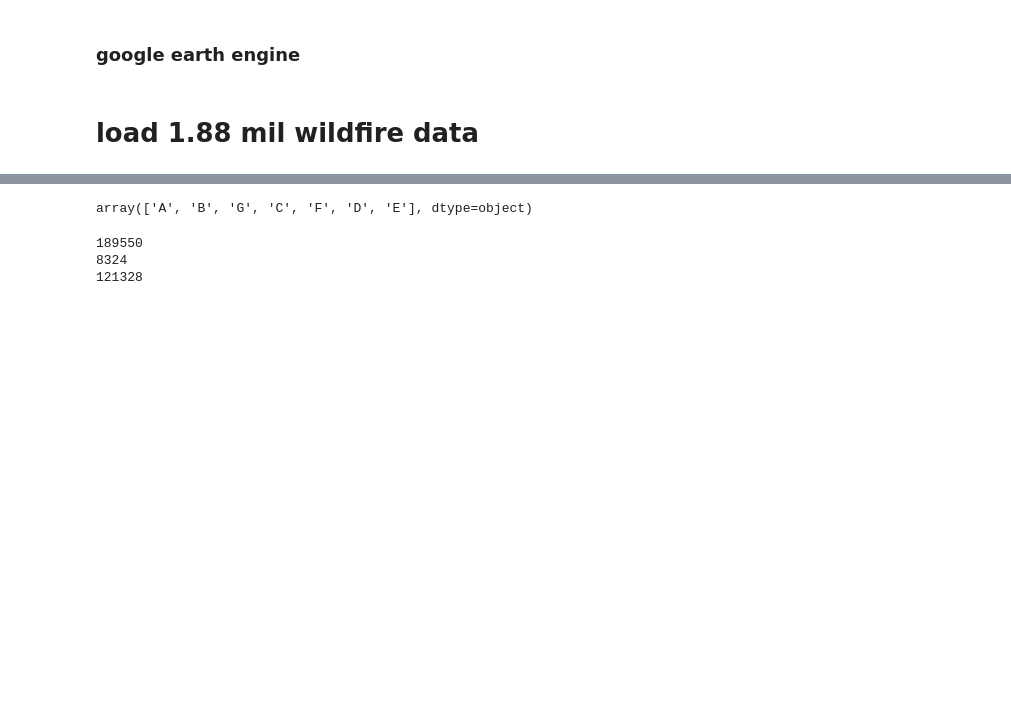
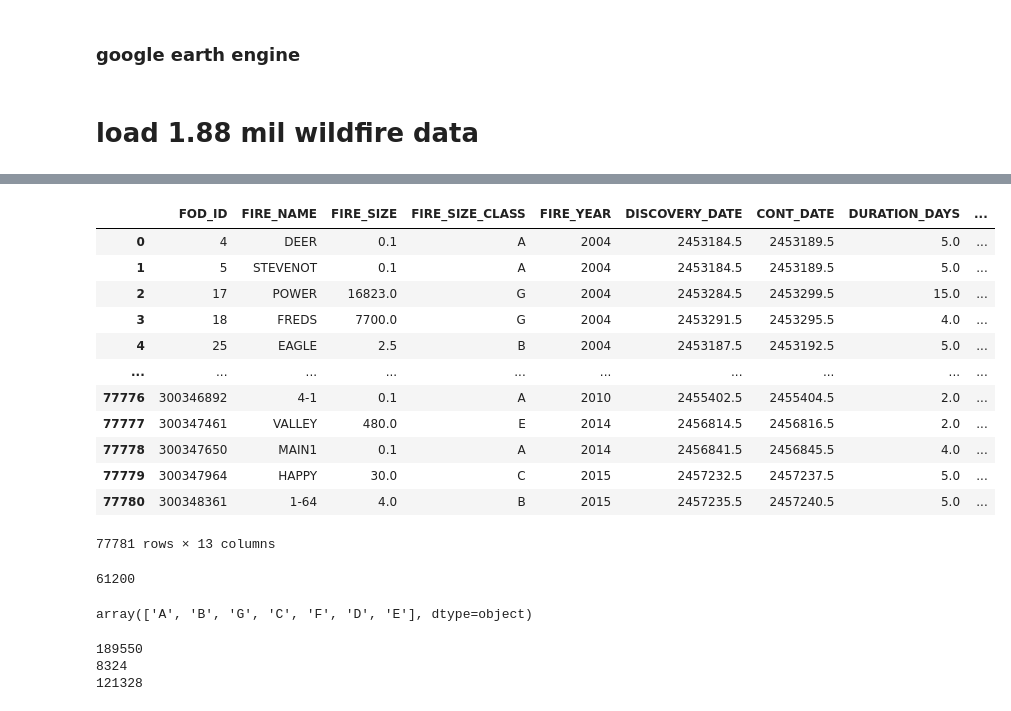
Before and after one commit to jmo2171/ml-climate, a Jupyter notebook: src/wildfire_data_extraction.ipynb, the cells around one changed output, grey strips where cells are left out. Drawn from its saved outputs; the diff is of its cells as text; code cells hidden in the pictures; blank space fills up the shorter version.

```diff
--- a/src/wildfire_data_extraction.ipynb
+++ b/src/wildfire_data_extraction.ipynb
@@ -59,6 +76,37 @@ ca_fires = pd.read_sql('SELECT FOD_ID, FIRE_NAME, FIRE_SIZE, FIRE_SIZE_CLASS, FI
 # %%
 test_fires = pd.read_sql('SELECT FOD_ID, FIRE_NAME, FIRE_SIZE, FIRE_SIZE_CLASS, FIRE_YEAR, DISCOVERY_DATE, STAT_CAUSE_DESCR, STATE, LATITUDE, LONGITUDE FROM Fires F LIMIT 15', con)
 test_fires
+# %%
+query = '''
+SELECT FOD_ID, FIRE_NAME, FIRE_SIZE, FIRE_SIZE_CLASS, FIRE_YEAR,
+       DISCOVERY_DATE, CONT_DATE, (CONT_DATE - DISCOVERY_DATE) AS DURATION_DAYS,
+       STAT_CAUSE_DESCR, STATE, LATITUDE, LONGITUDE, DISCOVERY_DOY
+FROM Fires F
+WHERE (CONT_DATE - DISCOVERY_DATE) > 1
+'''
+all_long_fires = pd.read_sql(query, con)
+# %%
+all_long_fires
+# %% [output]
+|  | FOD_ID | FIRE_NAME | FIRE_SIZE | FIRE_SIZE_CLASS | FIRE_YEAR | DISCOVERY_DATE | CONT_DATE | DURATION_DAYS | ... |
+| 0 | 4 | DEER | 0.1 | A | 2004 | 2453184.5 | 2453189.5 | 5.0 | ... |
+| 1 | 5 | STEVENOT | 0.1 | A | 2004 | 2453184.5 | 2453189.5 | 5.0 | ... |
+| 2 | 17 | POWER | 16823.0 | G | 2004 | 2453284.5 | 2453299.5 | 15.0 | ... |
+| 3 | 18 | FREDS | 7700.0 | G | 2004 | 2453291.5 | 2453295.5 | 4.0 | ... |
+| 4 | 25 | EAGLE | 2.5 | B | 2004 | 2453187.5 | 2453192.5 | 5.0 | ... |
+| ... | ... | ... | ... | ... | ... | ... | ... | ... | ... |
+| 77776 | 300346892 | 4-1 | 0.1 | A | 2010 | 2455402.5 | 2455404.5 | 2.0 | ... |
+| 77777 | 300347461 | VALLEY | 480.0 | E | 2014 | 2456814.5 | 2456816.5 | 2.0 | ... |
+| 77778 | 300347650 | MAIN1 | 0.1 | A | 2014 | 2456841.5 | 2456845.5 | 4.0 | ... |
+| 77779 | 300347964 | HAPPY | 30.0 | C | 2015 | 2457232.5 | 2457237.5 | 5.0 | ... |
+| 77780 | 300348361 | 1-64 | 4.0 | B | 2015 | 2457235.5 | 2457240.5 | 5.0 | ... |
+77781 rows × 13 columns
+# %%
+all_long_fires["date"] = all_long_fires["DISCOVERY_DATE"].apply(julian_to_datetime)
+print(all_long_fires[all_long_fires['date']>='2000-02-18'].shape[0])
+all_long_fires = all_long_fires[all_long_fires['date']>='2000-02-18']
+# %% [output]
+61200
 # %%
 # ca_fires[ca_fires['FIRE_SIZE_CLASS']=='E']
 ca_fires['FIRE_SIZE_CLASS'].unique()
```
Also changed, not shown: parts of 20 cells of this notebook.
